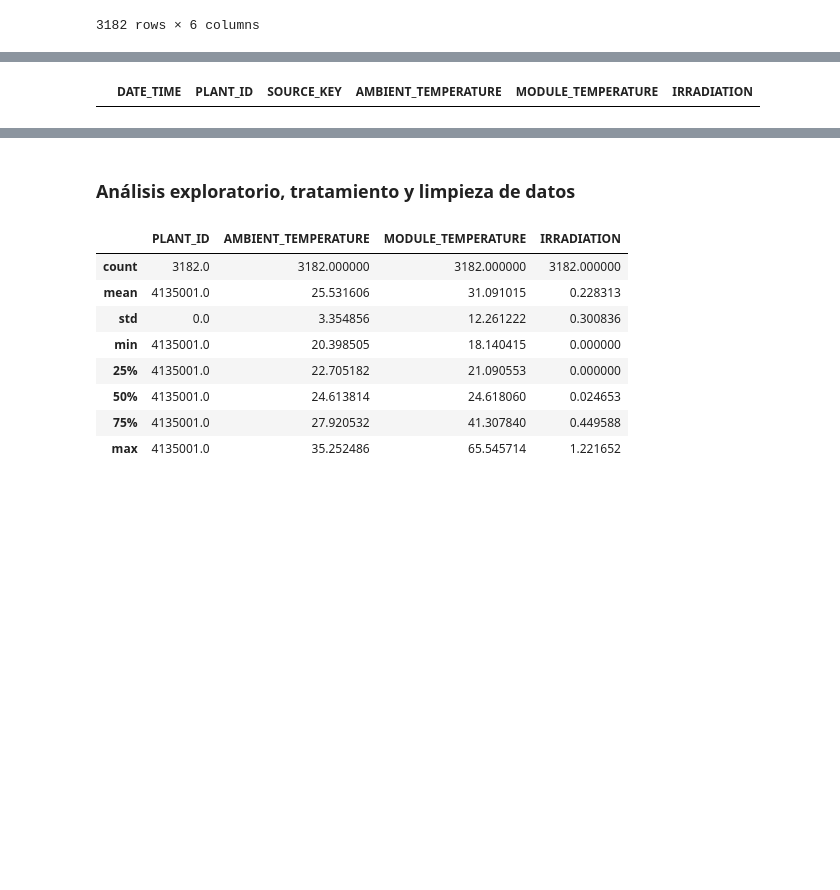
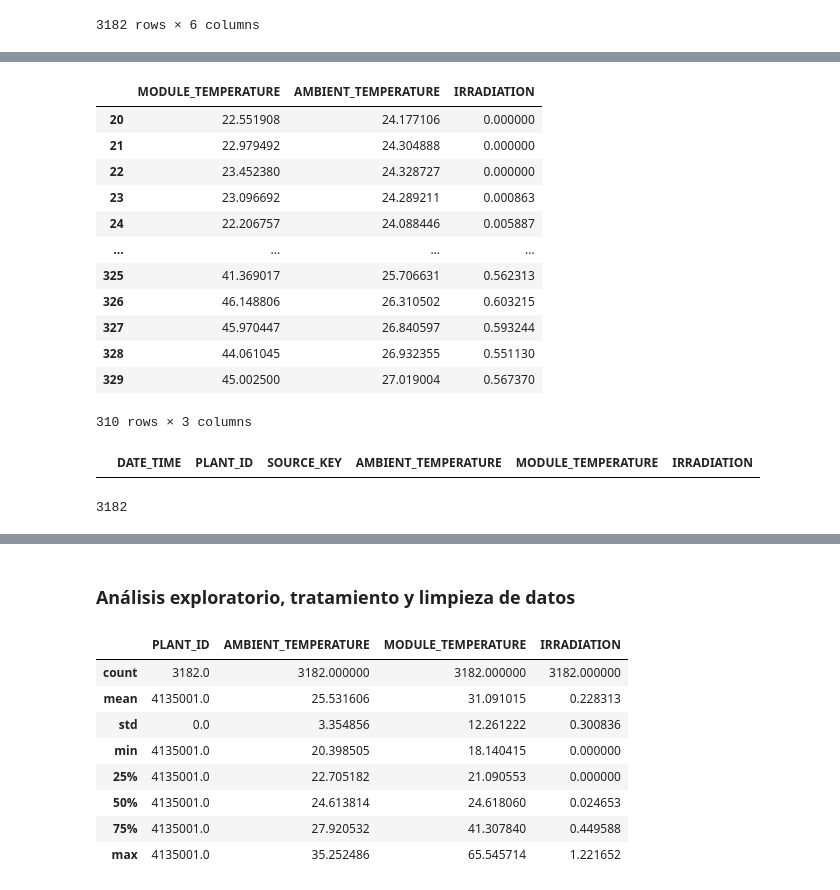
Before and after one commit to Trabajo-gruupal-empresa/Fase2, a Jupyter notebook: placas_solares.ipynb, the cells around one changed output, grey strips where cells are left out. Drawn from its saved outputs; the diff is of its cells as text; code cells hidden in the pictures; blank space fills up the shorter version.

```diff
--- a/placas_solares.ipynb
+++ b/placas_solares.ipynb
@@ -12,7 +11,7 @@ rcParams["font.weight"] = "bold"
 rcParams["axes.labelweight"] = "bold"
 rcParams["font.size"] = 12
 # %%
-df_placas = pd.read_csv('placas_solares.csv')
+df_placas = pd.read_csv('placas.csv')
 
 df_placas
 # %% [output]
@@ -97,9 +80,29 @@ df_placas[4:3300]
+# %%
+df_placas[20:330][["MODULE_TEMPERATURE", "AMBIENT_TEMPERATURE", "IRRADIATION"]]
+# %% [output]
+|  | MODULE_TEMPERATURE | AMBIENT_TEMPERATURE | IRRADIATION |
+| 20 | 22.551908 | 24.177106 | 0.000000 |
+| 21 | 22.979492 | 24.304888 | 0.000000 |
+| 22 | 23.452380 | 24.328727 | 0.000000 |
+| 23 | 23.096692 | 24.289211 | 0.000863 |
+| 24 | 22.206757 | 24.088446 | 0.005887 |
+| ... | ... | ... | ... |
+| 325 | 41.369017 | 25.706631 | 0.562313 |
+| 326 | 46.148806 | 26.310502 | 0.603215 |
+| 327 | 45.970447 | 26.840597 | 0.593244 |
+| 328 | 44.061045 | 26.932355 | 0.551130 |
+| 329 | 45.002500 | 27.019004 | 0.567370 |
+310 rows × 3 columns
 # %%
 df_placas.drop(df_placas.dropna().index)
 # %% [output]
 |  | DATE_TIME | PLANT_ID | SOURCE_KEY | AMBIENT_TEMPERATURE | MODULE_TEMPERATURE | IRRADIATION |
 # %%
 # No hay nada que limpiar
+
+df_placas.shape[0] - 0
+# %% [output]
+3182
 # %%
 df_solar_filt = df_placas.dropna().reset_index(drop=True)
 df_solar_filt
```
Also changed, not shown: parts of 22 cells of this notebook.
